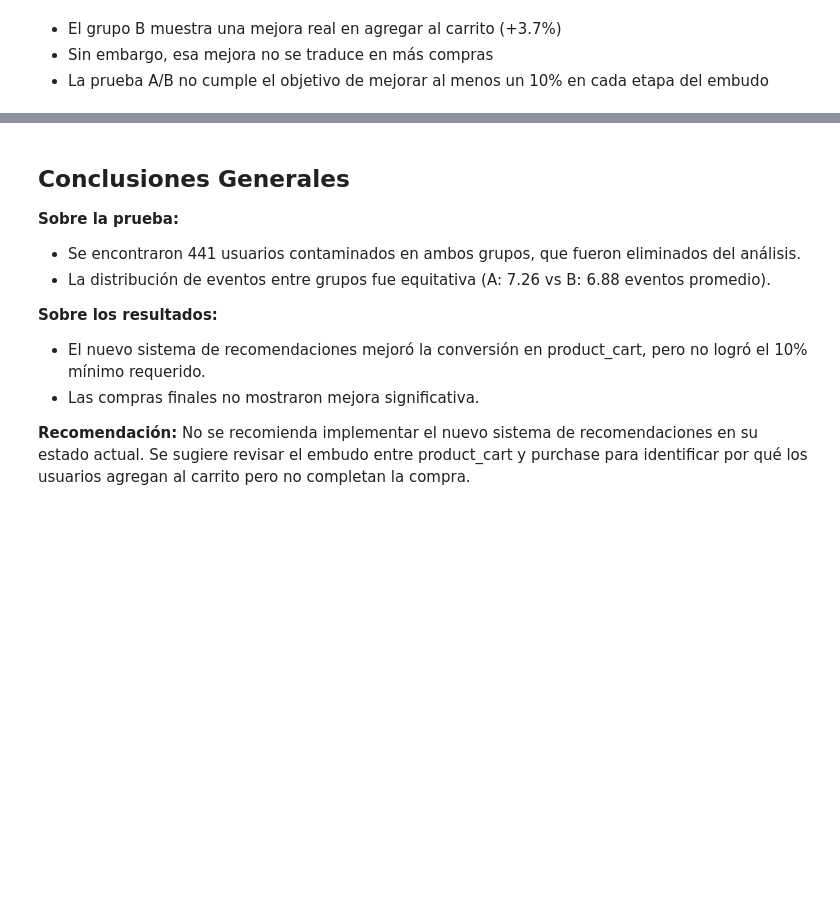
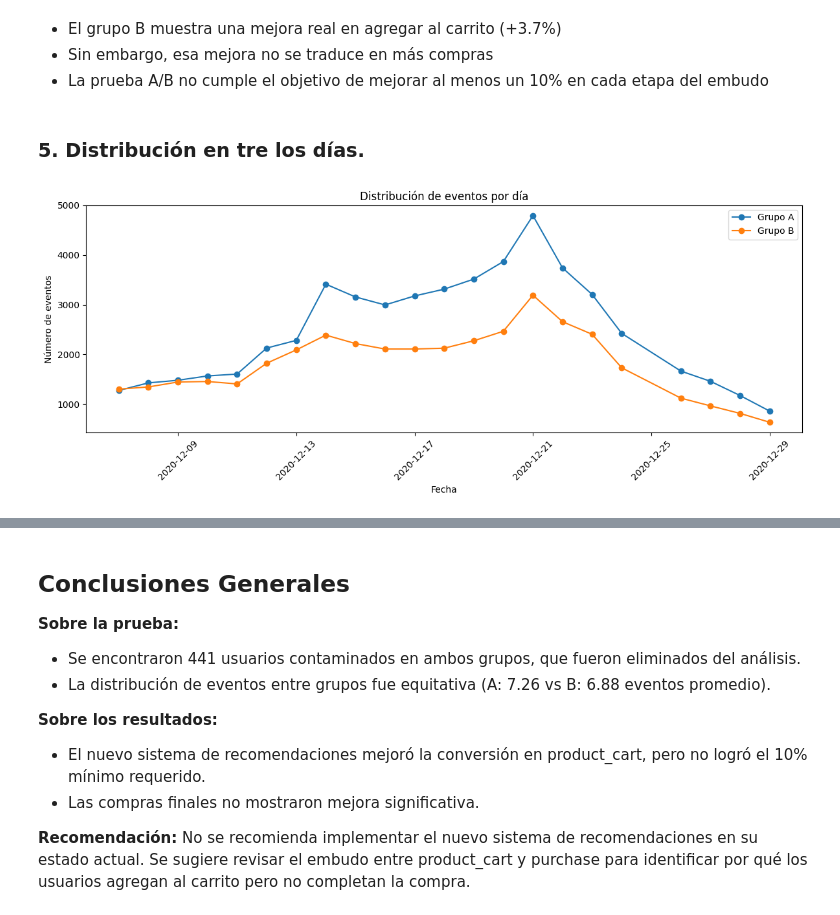
Before and after one commit to camilo180700/Final_Project_DA, a Jupyter notebook: Test_A_B/recommender_system_test.ipynb, the cells around one changed output, grey strips where cells are left out. Drawn from its saved outputs; the diff is of its cells as text; code cells hidden in the pictures; blank space fills up the shorter version.

```diff
--- a/Test_A_B/recommender_system_test.ipynb
+++ b/Test_A_B/recommender_system_test.ipynb
@@ -263,3 +263,32 @@ No rechazamos H₀ — no hay diferencia significativa
 - Sin embargo, esa mejora no se traduce en más compras
 - La prueba A/B no cumple el objetivo de mejorar al menos un 10%
   en cada etapa del embudo
+# %% [markdown]
+### 5. Distribución en tre los días.
+# %%
+# Extraer solo la fecha sin hora
+ab_events_clean['date_only'] = ab_events_clean['event_dt'].dt.date
+
+events_by_day = (ab_events_clean
+                 .merge(ab_participants_clean[['user_id', 'group']], on='user_id')
+                 .groupby(['date_only', 'group'])['event_name']
+                 .count()
+                 .reset_index())
+
+events_by_day.columns = ['fecha', 'grupo', 'eventos']
+
+# grafico de eventos por día y grupo
+plt.figure(figsize=(12, 5))
+for grupo in ['A', 'B']:
+    data = events_by_day[events_by_day['grupo'] == grupo]
+    plt.plot(data['fecha'], data['eventos'], marker='o', label=f'Grupo {grupo}')
+
+plt.title('Distribución de eventos por día')
+plt.xlabel('Fecha')
+plt.ylabel('Número de eventos')
+plt.xticks(rotation=45)
+plt.legend()
+plt.tight_layout()
+plt.show()
+# %% [output]
+[figure, added]
```
Also changed, not shown: parts of 1 cell of this notebook.
